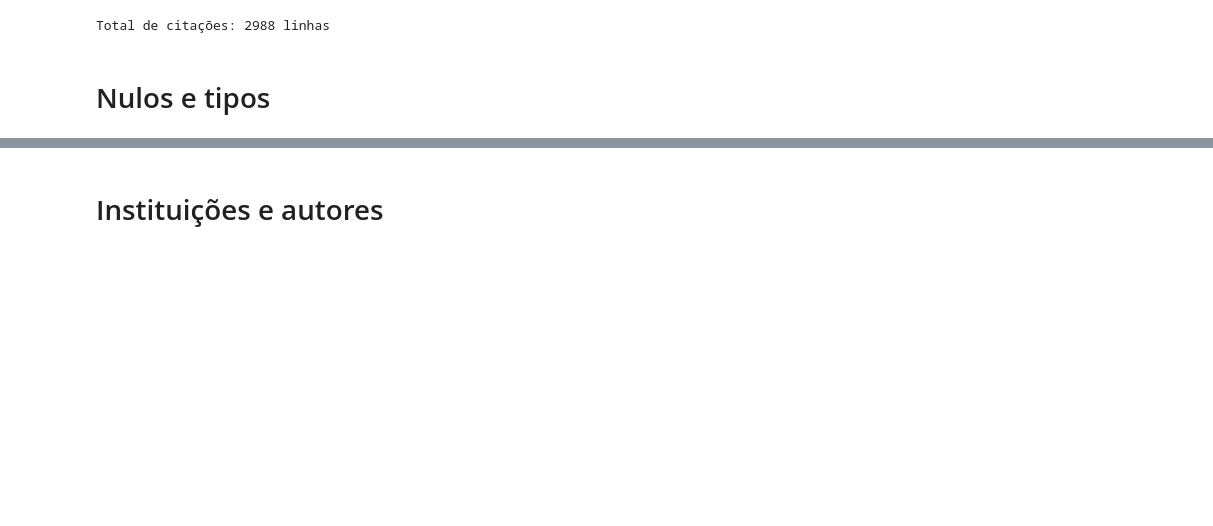
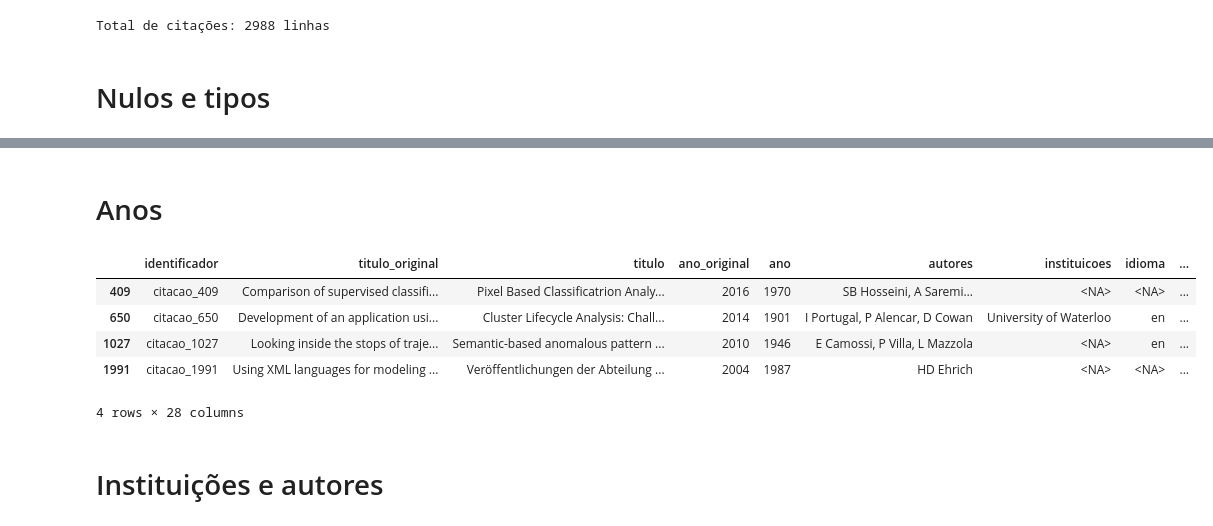
Before and after one commit to GiuliaRomas/geoinfo_citations, a Jupyter notebook: notebooks/02_preprocessing.ipynb, the cells around one changed output, grey strips where cells are left out. Saved outputs shown, nothing was run; the diff lists cells and outputs as text; code cells hidden in the pictures; blank space fills up the shorter version.

```diff
--- a/notebooks/02_preprocessing.ipynb
+++ b/notebooks/02_preprocessing.ipynb
@@ -214,0 +215,11 @@ fonte_dados              str      0              0.00               1
+# %% [markdown]
+# Anos
+# %%
+df_citacoes[df_citacoes["ano"] < 1999]
+# %% [output]
+|  | identificador | titulo_original | titulo | ano_original | ano | autores | instituicoes | idioma | ... |
+| 409 | citacao_409 | Comparison of supervised classifi... | Pixel Based Classificatrion Analy... | 2016 | 1970 | SB Hosseini, A Saremi… | <NA> | <NA> | ... |
+| 650 | citacao_650 | Development of an application usi... | Cluster Lifecycle Analysis: Chall... | 2014 | 1901 | I Portugal, P Alencar, D Cowan | University of Waterloo | en | ... |
+| 1027 | citacao_1027 | Looking inside the stops of traje... | Semantic-based anomalous pattern ... | 2010 | 1946 | E Camossi, P Villa, L Mazzola | <NA> | en | ... |
+| 1991 | citacao_1991 | Using XML languages for modeling ... | Veröffentlichungen der Abteilung ... | 2004 | 1987 | HD Ehrich | <NA> | <NA> | ... |
+4 rows × 28 columns
```
Also changed, not shown: parts of 3 cells of this notebook, 1 other file.
